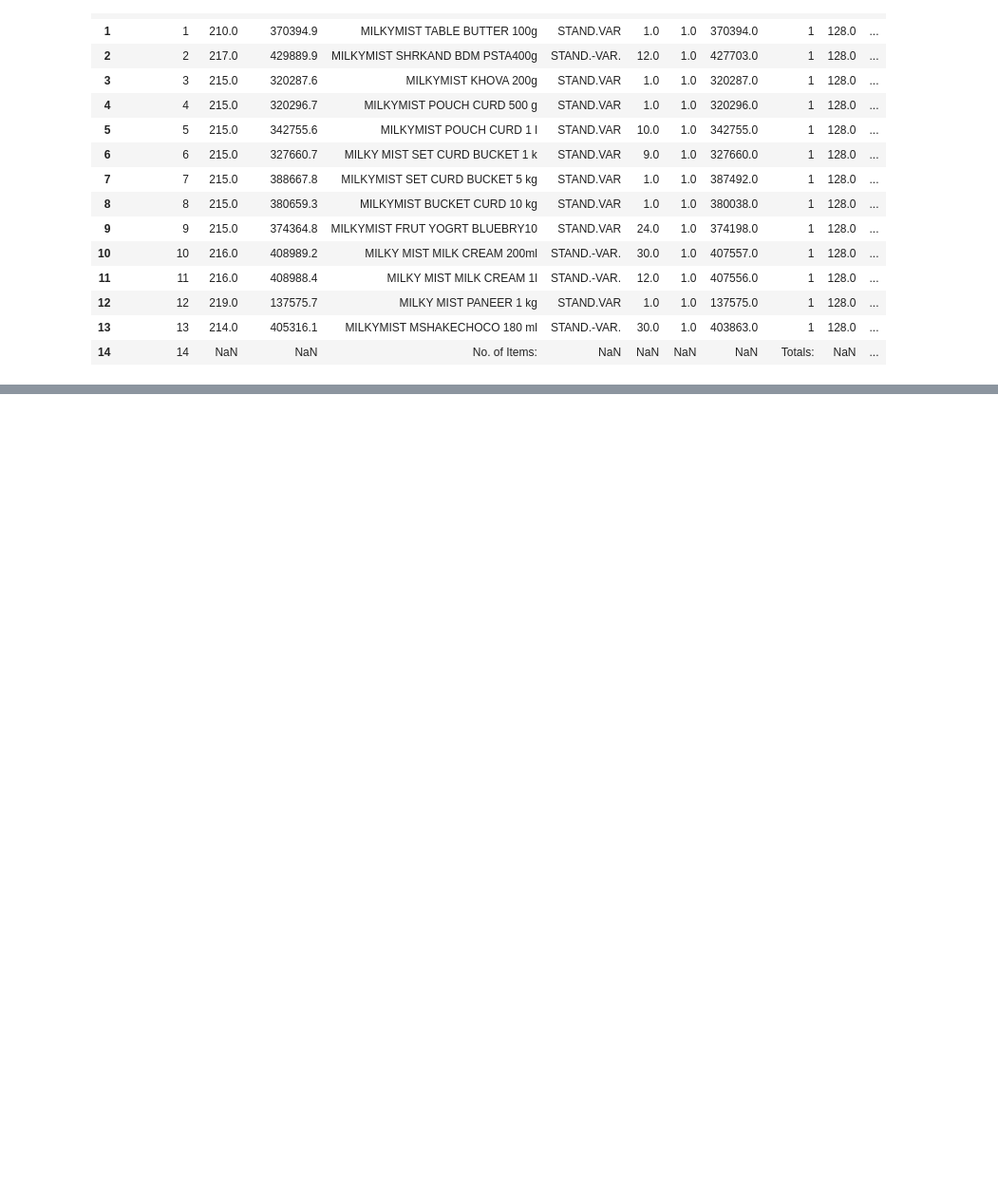
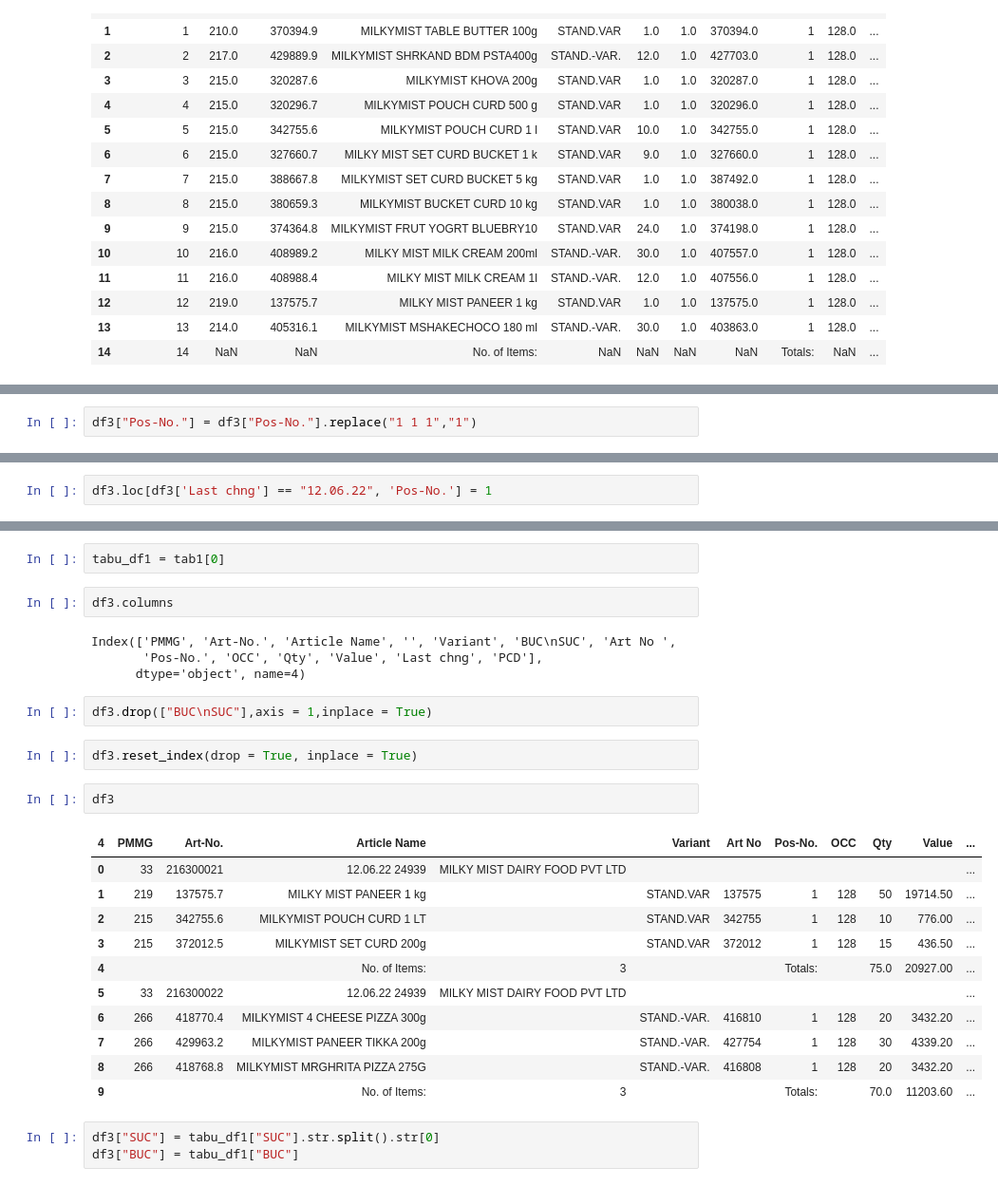
Before and after one commit to Robin-das-raam/Natural-Language-Processing, a Jupyter notebook: extracting_table.ipynb, the cells around one changed output, grey strips where cells are left out. Shown at 95% size. Saved outputs shown, nothing was run; the diff lists cells and outputs as text; blank space fills up the shorter version.

```diff
--- a/extracting_table.ipynb
+++ b/extracting_table.ipynb
@@ -153,0 +411,2 @@ ds
+# %%
+df3["Pos-No."] = df3["Pos-No."].replace("1 1 1","1")
@@ -153,0 +419,2 @@ ds
+# %%
+df3.loc[df3['Last chng'] == "12.06.22", 'Pos-No.'] = 1
@@ -153,0 +444,29 @@ ds
+# %%
+tabu_df1 = tab1[0]
+# %%
+df3.columns
+# %% [output]
+Index(['PMMG', 'Art-No.', 'Article Name', '', 'Variant', 'BUC\nSUC', 'Art No ',
+       'Pos-No.', 'OCC', 'Qty', 'Value', 'Last chng', 'PCD'],
+      dtype='object', name=4)
+# %%
+df3.drop(["BUC\nSUC"],axis = 1,inplace = True)
+# %%
+df3.reset_index(drop = True, inplace = True)
+# %%
+df3
+# %% [output]
+| 4 | PMMG | Art-No. | Article Name |  | Variant | Art No | Pos-No. | OCC | Qty | Value | ... |
+| 0 | 33 | 216300021 | 12.06.22 24939 | MILKY MIST DAIRY FOOD PVT LTD |  |  |  |  |  |  | ... |
+| 1 | 219 | 137575.7 | MILKY MIST PANEER 1 kg |  | STAND.VAR | 137575 | 1 | 128 | 50 | 19714.50 | ... |
+| 2 | 215 | 342755.6 | MILKYMIST POUCH CURD 1 LT |  | STAND.VAR | 342755 | 1 | 128 | 10 | 776.00 | ... |
+| 3 | 215 | 372012.5 | MILKYMIST SET CURD 200g |  | STAND.VAR | 372012 | 1 | 128 | 15 | 436.50 | ... |
+| 4 |  |  | No. of Items: | 3 |  |  | Totals: |  | 75.0 | 20927.00 | ... |
+| 5 | 33 | 216300022 | 12.06.22 24939 | MILKY MIST DAIRY FOOD PVT LTD |  |  |  |  |  |  | ... |
+| 6 | 266 | 418770.4 | MILKYMIST 4 CHEESE PIZZA 300g |  | STAND.-VAR. | 416810 | 1 | 128 | 20 | 3432.20 | ... |
+| 7 | 266 | 429963.2 | MILKYMIST PANEER TIKKA 200g |  | STAND.-VAR. | 427754 | 1 | 128 | 30 | 4339.20 | ... |
+| 8 | 266 | 418768.8 | MILKYMIST MRGHRITA PIZZA 275G |  | STAND.-VAR. | 416808 | 1 | 128 | 20 | 3432.20 | ... |
+| 9 |  |  | No. of Items: | 3 |  |  | Totals: |  | 70.0 | 11203.60 | ... |
+# %%
+df3["SUC"] = tabu_df1["SUC"].str.split().str[0]
+df3["BUC"] = tabu_df1["BUC"]
```
Also changed, not shown: parts of 80 cells of this notebook.
